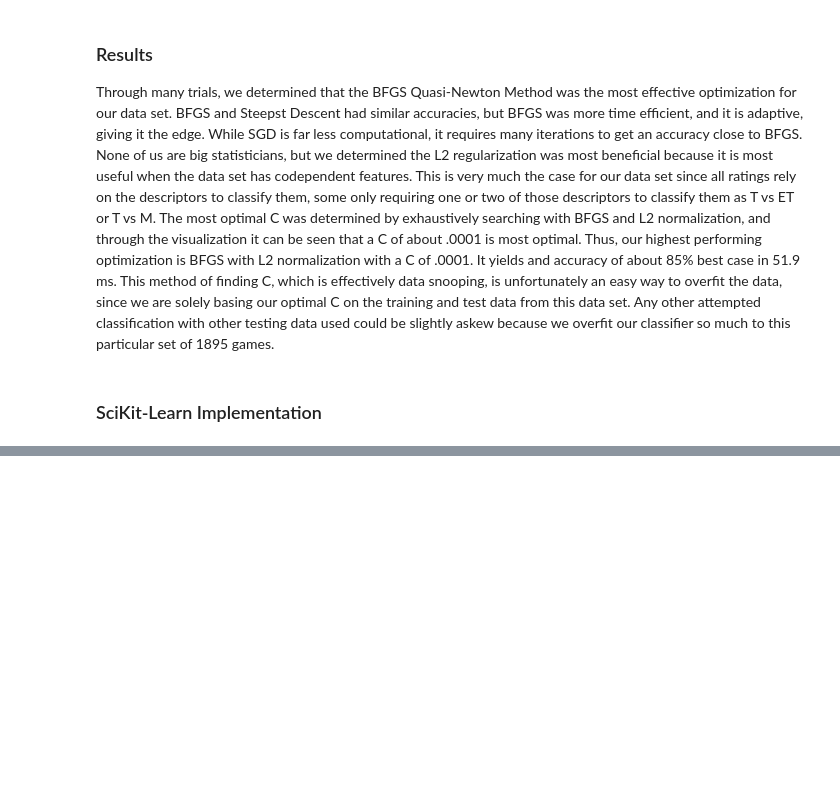
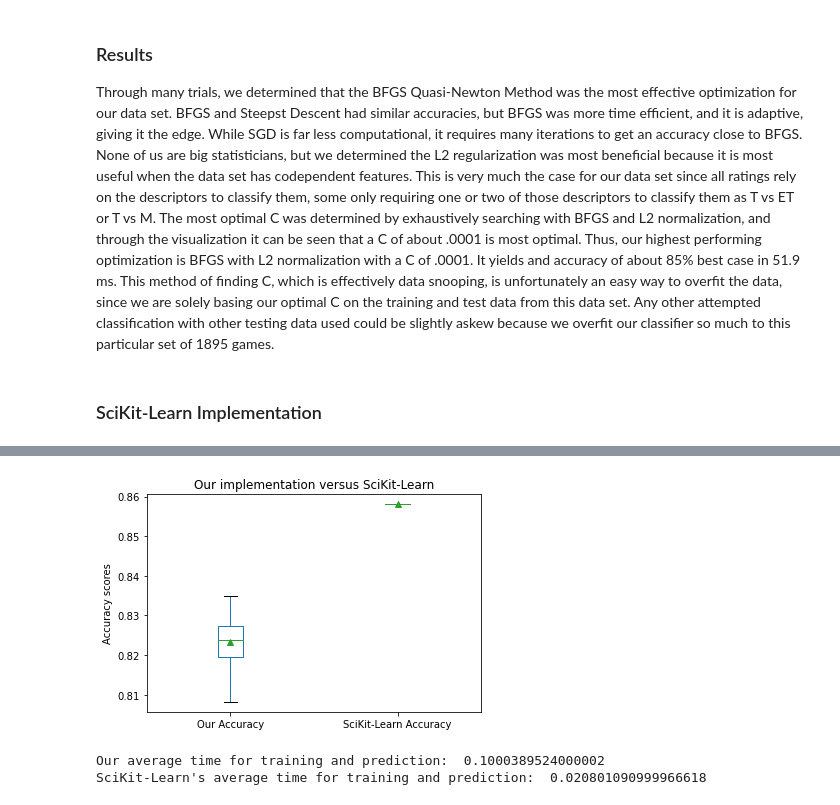
Before and after one commit to jenyintaylor/MLiP_Group, a Jupyter notebook: Lab 3/Lab3.ipynb, the cells around one changed output, grey strips where cells are left out. Drawn from its saved outputs; the diff is of its cells as text; code cells hidden in the pictures; blank space fills up the shorter version.

```diff
--- a/Lab 3/Lab3.ipynb
+++ b/Lab 3/Lab3.ipynb
@@ -487,0 +485,40 @@ Wall time: 23.4 ms
+# %%
+import time
+from numpy import mean
+
+our_t = []
+our_a = []
+sci_t = []
+sci_a = []
+
+for x in range(100):
+    obeg=time.perf_counter()
+    ol =lr_explor(0.0001)
+    oa = mean(ol)
+    our_a.append(oa)
+    oend=time.perf_counter()
+    ot = oend-obeg
+    our_t.append(ot)
+    sbeg=time.perf_counter()
+    lr_sk.fit(X,y)
+    sp = lr_sk.predict(X)
+    sa = accuracy_score(y,sp)
+    sci_a.append(sa)
+    send=time.perf_counter()
+    st = send-sbeg
+    sci_t.append(st)
+
+data = pd.DataFrame({'Our Accuracy': our_a, 'SciKit-Learn Accuracy': sci_a})
+d_g = test[['Our Accuracy','SciKit-Learn Accuracy']].plot(kind='box',showmeans=True)
+plt.ylabel('Accuracy scores')
+plt.title('Our implementation versus SciKit-Learn')
+plt.show()
+
+Our_time = mean(our_t)/10
+print('Our average time for training and prediction: ', Our_time)
+sci_time = mean(sci_t)
+print('SciKit-Learn\'s average time for training and prediction: ', sci_time)
+# %% [output]
+[figure, added]
+Our average time for training and prediction:  0.1000389524000002
+SciKit-Learn's average time for training and prediction:  0.020801090999966618
```
Also changed, not shown: parts of 6 cells of this notebook.
